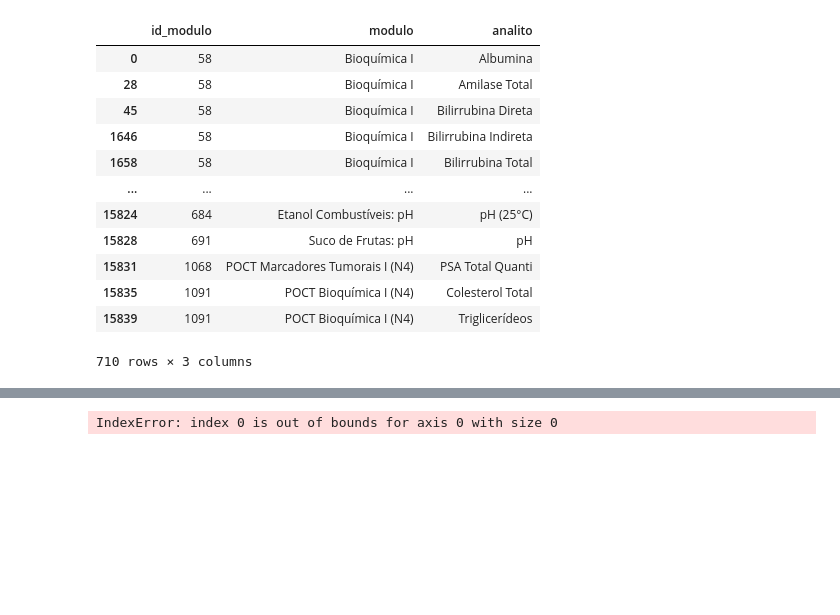
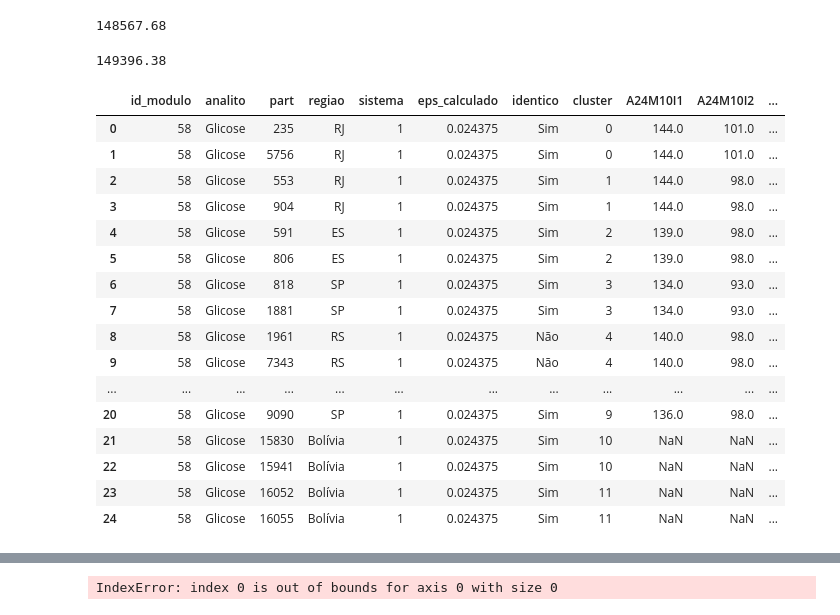
Before and after one commit to BrunoSantos14/Estudo-Colusao, a Jupyter notebook: teste.ipynb, the cells around one changed output, grey strips where cells are left out. Cells and saved outputs as stored; diff of their text form; code cells hidden in the pictures; blank space fills up the shorter version.

```diff
--- a/teste.ipynb
+++ b/teste.ipynb
@@ -10,18 +10,33 @@ df, erros = Estudo(
     analito = None
 ).run()
-# %%
-df[['id_modulo','modulo','analito']].drop_duplicates()
-# %% [output]
-|  | id_modulo | modulo | analito |
-| 0 | 58 | Bioquímica I | Albumina |
-| 28 | 58 | Bioquímica I | Amilase Total |
-| 45 | 58 | Bioquímica I | Bilirrubina Direta |
-| 1646 | 58 | Bioquímica I | Bilirrubina Indireta |
-| 1658 | 58 | Bioquímica I | Bilirrubina Total |
-| ... | ... | ... | ... |
-| 15824 | 684 | Etanol Combustíveis: pH | pH (25°C) |
-| 15828 | 691 | Suco de Frutas: pH | pH |
-| 15831 | 1068 | POCT Marcadores Tumorais I (N4) | PSA Total Quanti |
-| 15835 | 1091 | POCT Bioquímica I (N4) | Colesterol Total |
-| 15839 | 1091 | POCT Bioquímica I (N4) | Triglicerídeos |
-710 rows × 3 columns
+# %%
+emp = 150_000
+amortizado = 357.41+357.81+358.42+358.68
+emp-amortizado
+# %% [output]
+148567.68
+# %%
+149754.19-357.81
+# %% [output]
+149396.38
+# %%
+colunas_item = ['A24M10I1',	'A24M10I2',	'A24M10I3',	'A24M1I1',	'A24M1I2',	'A24M1I3',	'A24M4I1',	'A24M4I2',	'A24M4I3',	'A24M7I1',	'A24M7I2',	'A24M7I3',]
+lista[14][['id_modulo','analito','part','regiao','sistema','eps_calculado','identico','cluster']+colunas_item]#.groupby('cluster').identico.agg(lambda x: set(x))
+# %% [output]
+|  | id_modulo | analito | part | regiao | sistema | eps_calculado | identico | cluster | A24M10I1 | A24M10I2 | ... |
+| 0 | 58 | Glicose | 235 | RJ | 1 | 0.024375 | Sim | 0 | 144.0 | 101.0 | ... |
+| 1 | 58 | Glicose | 5756 | RJ | 1 | 0.024375 | Sim | 0 | 144.0 | 101.0 | ... |
+| 2 | 58 | Glicose | 553 | RJ | 1 | 0.024375 | Sim | 1 | 144.0 | 98.0 | ... |
+| 3 | 58 | Glicose | 904 | RJ | 1 | 0.024375 | Sim | 1 | 144.0 | 98.0 | ... |
+| 4 | 58 | Glicose | 591 | ES | 1 | 0.024375 | Sim | 2 | 139.0 | 98.0 | ... |
+| 5 | 58 | Glicose | 806 | ES | 1 | 0.024375 | Sim | 2 | 139.0 | 98.0 | ... |
+| 6 | 58 | Glicose | 818 | SP | 1 | 0.024375 | Sim | 3 | 134.0 | 93.0 | ... |
+| 7 | 58 | Glicose | 1881 | SP | 1 | 0.024375 | Sim | 3 | 134.0 | 93.0 | ... |
+| 8 | 58 | Glicose | 1961 | RS | 1 | 0.024375 | Não | 4 | 140.0 | 98.0 | ... |
+| 9 | 58 | Glicose | 7343 | RS | 1 | 0.024375 | Não | 4 | 140.0 | 98.0 | ... |
+| ... | ... | ... | ... | ... | ... | ... | ... | ... | ... | ... | ... |
+| 20 | 58 | Glicose | 9090 | SP | 1 | 0.024375 | Sim | 9 | 136.0 | 98.0 | ... |
+| 21 | 58 | Glicose | 15830 | Bolívia | 1 | 0.024375 | Sim | 10 | NaN | NaN | ... |
+| 22 | 58 | Glicose | 15941 | Bolívia | 1 | 0.024375 | Sim | 10 | NaN | NaN | ... |
+| 23 | 58 | Glicose | 16052 | Bolívia | 1 | 0.024375 | Sim | 11 | NaN | NaN | ... |
+| 24 | 58 | Glicose | 16055 | Bolívia | 1 | 0.024375 | Sim | 11 | NaN | NaN | ... |
```
Also changed, not shown: parts of 2 cells of this notebook, 5 other files.
